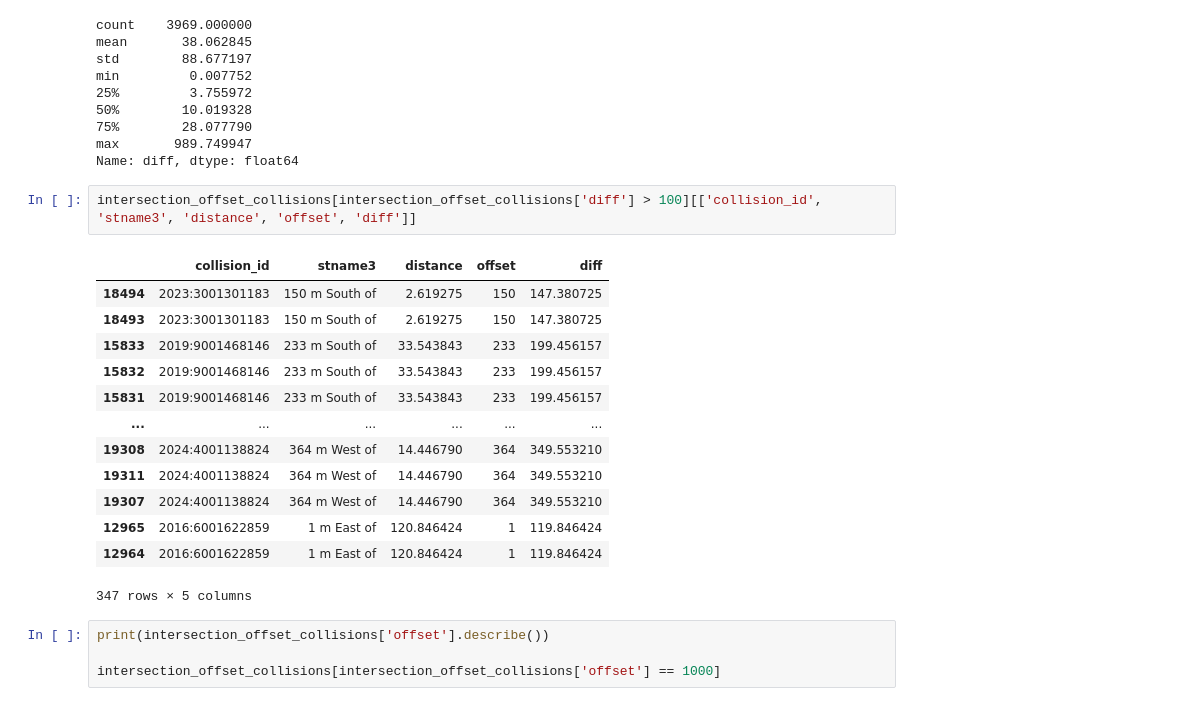
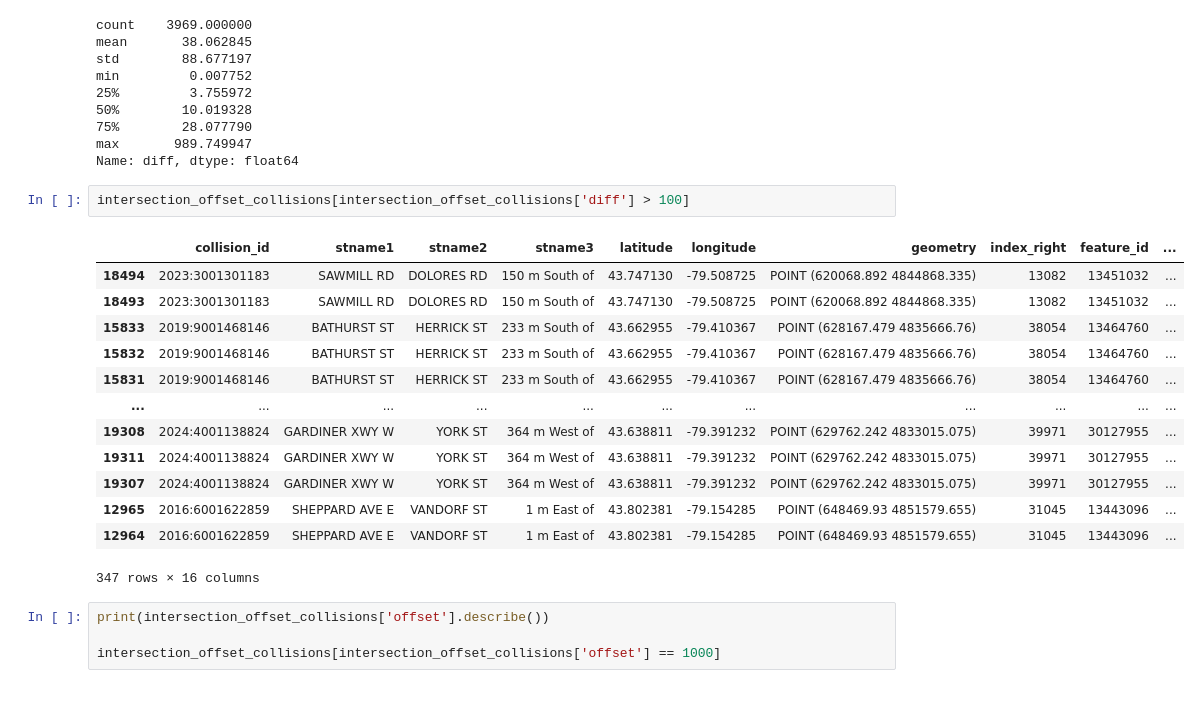
Before and after one commit to imadsyed333/geocrash, a Jupyter notebook: notebooks/pipeline.ipynb, the cells around one changed output. Drawn from its saved outputs; the diff is of its cells as text.

```diff
--- a/notebooks/pipeline.ipynb
+++ b/notebooks/pipeline.ipynb
@@ -502,21 +502,21 @@ min         0.007752
 max       989.749947
 Name: diff, dtype: float64
 # %%
-intersection_offset_collisions[intersection_offset_collisions['diff'] > 100][['collision_id', 'stname3', 'distance', 'offset', 'diff']]
+intersection_offset_collisions[intersection_offset_collisions['diff'] > 100]
 # %% [output]
-|  | collision_id | stname3 | distance | offset | diff |
-| 18494 | 2023:3001301183 | 150 m South of | 2.619275 | 150 | 147.380725 |
-| 18493 | 2023:3001301183 | 150 m South of | 2.619275 | 150 | 147.380725 |
-| 15833 | 2019:9001468146 | 233 m South of | 33.543843 | 233 | 199.456157 |
-| 15832 | 2019:9001468146 | 233 m South of | 33.543843 | 233 | 199.456157 |
-| 15831 | 2019:9001468146 | 233 m South of | 33.543843 | 233 | 199.456157 |
-| ... | ... | ... | ... | ... | ... |
-| 19308 | 2024:4001138824 | 364 m West of | 14.446790 | 364 | 349.553210 |
-| 19311 | 2024:4001138824 | 364 m West of | 14.446790 | 364 | 349.553210 |
-| 19307 | 2024:4001138824 | 364 m West of | 14.446790 | 364 | 349.553210 |
-| 12965 | 2016:6001622859 | 1 m East of | 120.846424 | 1 | 119.846424 |
-| 12964 | 2016:6001622859 | 1 m East of | 120.846424 | 1 | 119.846424 |
+|  | collision_id | stname1 | stname2 | stname3 | latitude | longitude | geometry | index_right | feature_id | ... |
+| 18494 | 2023:3001301183 | SAWMILL RD | DOLORES RD | 150 m South of | 43.747130 | -79.508725 | POINT (620068.892 4844868.335) | 13082 | 13451032 | ... |
+| 18493 | 2023:3001301183 | SAWMILL RD | DOLORES RD | 150 m South of | 43.747130 | -79.508725 | POINT (620068.892 4844868.335) | 13082 | 13451032 | ... |
+| 15833 | 2019:9001468146 | BATHURST ST | HERRICK ST | 233 m South of | 43.662955 | -79.410367 | POINT (628167.479 4835666.76) | 38054 | 13464760 | ... |
+| 15832 | 2019:9001468146 | BATHURST ST | HERRICK ST | 233 m South of | 43.662955 | -79.410367 | POINT (628167.479 4835666.76) | 38054 | 13464760 | ... |
+| 15831 | 2019:9001468146 | BATHURST ST | HERRICK ST | 233 m South of | 43.662955 | -79.410367 | POINT (628167.479 4835666.76) | 38054 | 13464760 | ... |
+| ... | ... | ... | ... | ... | ... | ... | ... | ... | ... | ... |
+| 19308 | 2024:4001138824 | GARDINER XWY W | YORK ST | 364 m West of | 43.638811 | -79.391232 | POINT (629762.242 4833015.075) | 39971 | 30127955 | ... |
+| 19311 | 2024:4001138824 | GARDINER XWY W | YORK ST | 364 m West of | 43.638811 | -79.391232 | POINT (629762.242 4833015.075) | 39971 | 30127955 | ... |
+| 19307 | 2024:4001138824 | GARDINER XWY W | YORK ST | 364 m West of | 43.638811 | -79.391232 | POINT (629762.242 4833015.075) | 39971 | 30127955 | ... |
+| 12965 | 2016:6001622859 | SHEPPARD AVE E | VANDORF ST | 1 m East of | 43.802381 | -79.154285 | POINT (648469.93 4851579.655) | 31045 | 13443096 | ... |
+| 12964 | 2016:6001622859 | SHEPPARD AVE E | VANDORF ST | 1 m East of | 43.802381 | -79.154285 | POINT (648469.93 4851579.655) | 31045 | 13443096 | ... |
-347 rows × 5 columns
+347 rows × 16 columns
 # %%
 print(intersection_offset_collisions['offset'].describe())
 
```
